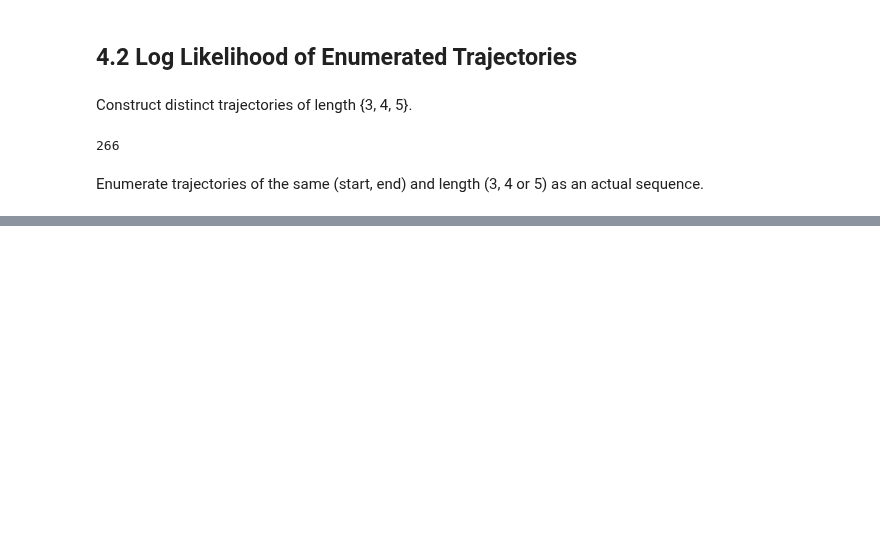
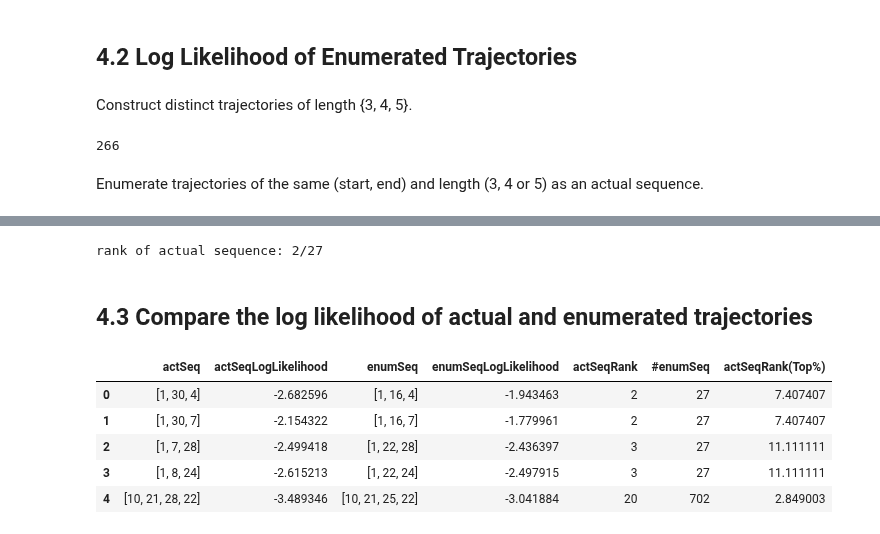
Before and after one commit to chengsoonong/digbeta, a Jupyter notebook: tour/tour_HMM.ipynb, the cells around one changed output, grey strips where cells are left out. Drawn from its saved outputs; the diff is of its cells as text; code cells hidden in the pictures; blank space fills up the shorter version.

```diff
--- a/tour/tour_HMM.ipynb
+++ b/tour/tour_HMM.ipynb
@@ -879,15 +892,16 @@ enum_logL_dict = dict()
 # %%
-#for seqid in distinct_seq_345:
-for seqid in [distinct_seq_345[0]]:
-    enum_seqs = enum_345_seq(seqid, poi_list, seq_all)
-    df = pd.DataFrame(data=np.array([str(x) for x in enum_seqs]))
-    df.columns = ['enumSeq']
-    df.set_index('enumSeq', inplace=True)
-    df['logLikelihood'] = 0
-    for seq in enum_seqs:
-        #print(seq)
-        logL = calc_seq_loglikelihood(seq, poi_all, poi_transmat, poi_distclass_mat, poipair_dist_transmat, dist_bins)
-        df.loc[str(seq), 'logLikelihood'] = logL
-    key = seq_345_logL.loc[seqid, 'actSeq']
-    df.sort(columns=['logLikelihood'], ascending=False, inplace=True)
-    enum_logL_dict[key] = (seq_345_logL.loc[seqid, 'logLikelihood'], df)
+if doEnum:
+    for seqid in distinct_seq_345:
+        enum_seqs = enum_345_seq(seqid, poi_list, seq_all)
+        df = pd.DataFrame(data=np.array([str(x) for x in enum_seqs]))
+        df.columns = ['enumSeq']
+        df.set_index('enumSeq', inplace=True)
+        df['logLikelihood'] = 0
+        for seq in enum_seqs:
+            #print(seq)
+            logL = calc_seq_loglikelihood(seq, poi_all, poi_transmat, poi_distclass_mat, poipair_dist_transmat, dist_bins)
+            df.loc[str(seq), 'logLikelihood'] = logL
+        key = seq_345_logL.loc[seqid, 'actSeq']
+        df.sort(columns=['logLikelihood'], ascending=False, inplace=True) # sort by the loglikelihood of enum sequences
+        enum_logL_dict[key] = (seq_345_logL.loc[seqid, 'logLikelihood'], df)
+    pickle.dump(enum_logL_dict, open(fenumseq, 'wb'))
@@ -920,0 +925,7 @@ enum_logL_dict[seq_345_logL.loc[distinct_seq_345[0], 'actSeq']][1]
+# %%
+rank = 1 + np.nonzero(enum_logL_dict[act_seq][1].index == act_seq)[0][0]
+print('rank of actual sequence: %d/%d' % (rank, enum_logL_dict[act_seq][1].index.shape[0]))
+# %% [output]
+rank of actual sequence: 2/27
+# %% [markdown]
+## 4.3 Compare the log likelihood of actual and enumerated trajectories
@@ -920,0 +935,18 @@ enum_logL_dict[seq_345_logL.loc[distinct_seq_345[0], 'actSeq']][1]
+# %%
+df = pd.DataFrame(actseqs)
+df.columns = ['actSeq']
+df['actSeqLogLikelihood'] = [enum_logL_dict[x][0] for x in actseqs]
+df['enumSeq'] = [enum_logL_dict[x][1].index[0] for x in actseqs] # the enum sequence with highest log likelihood
+df['enumSeqLogLikelihood'] = [enum_logL_dict[x][1].iloc[0]['logLikelihood'] for x in actseqs]
+# rank of actual sequence
+df['actSeqRank'] = [1+np.nonzero(enum_logL_dict[x][1].index == x)[0][0] for x in actseqs]
+df['#enumSeq'] = [enum_logL_dict[x][1].index.shape[0] for x in actseqs]
+df['actSeqRank(Top%)'] = 100*df['actSeqRank']/df['#enumSeq']
+df.head()
+# %% [output]
+|  | actSeq | actSeqLogLikelihood | enumSeq | enumSeqLogLikelihood | actSeqRank | #enumSeq | actSeqRank(Top%) |
+| 0 | [1, 30, 4] | -2.682596 | [1, 16, 4] | -1.943463 | 2 | 27 | 7.407407 |
+| 1 | [1, 30, 7] | -2.154322 | [1, 16, 7] | -1.779961 | 2 | 27 | 7.407407 |
+| 2 | [1, 7, 28] | -2.499418 | [1, 22, 28] | -2.436397 | 3 | 27 | 11.111111 |
+| 3 | [1, 8, 24] | -2.615213 | [1, 22, 24] | -2.497915 | 3 | 27 | 11.111111 |
+| 4 | [10, 21, 28, 22] | -3.489346 | [10, 21, 25, 22] | -3.041884 | 20 | 702 | 2.849003 |
```
Also changed, not shown: parts of 15 cells of this notebook.
